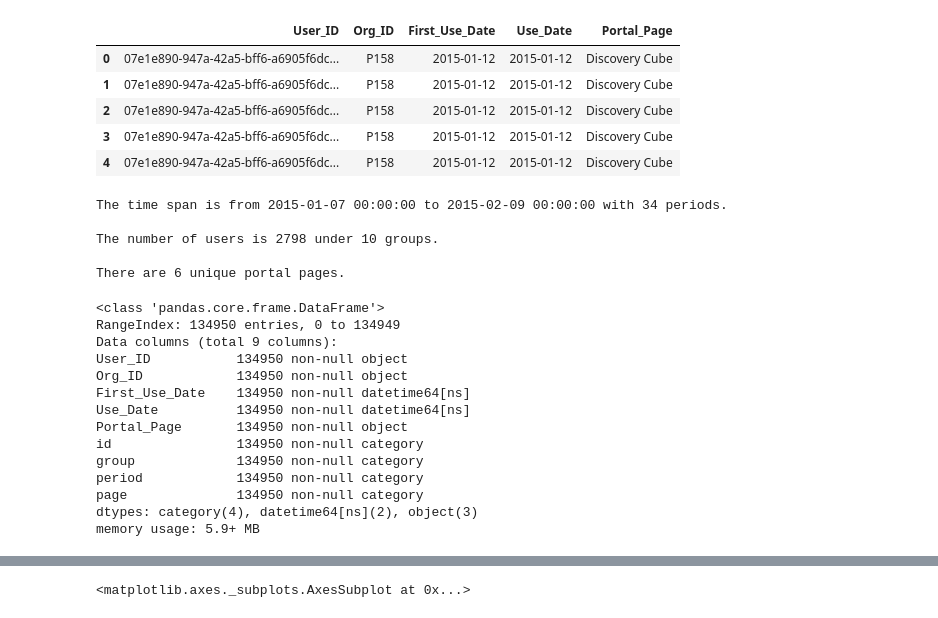
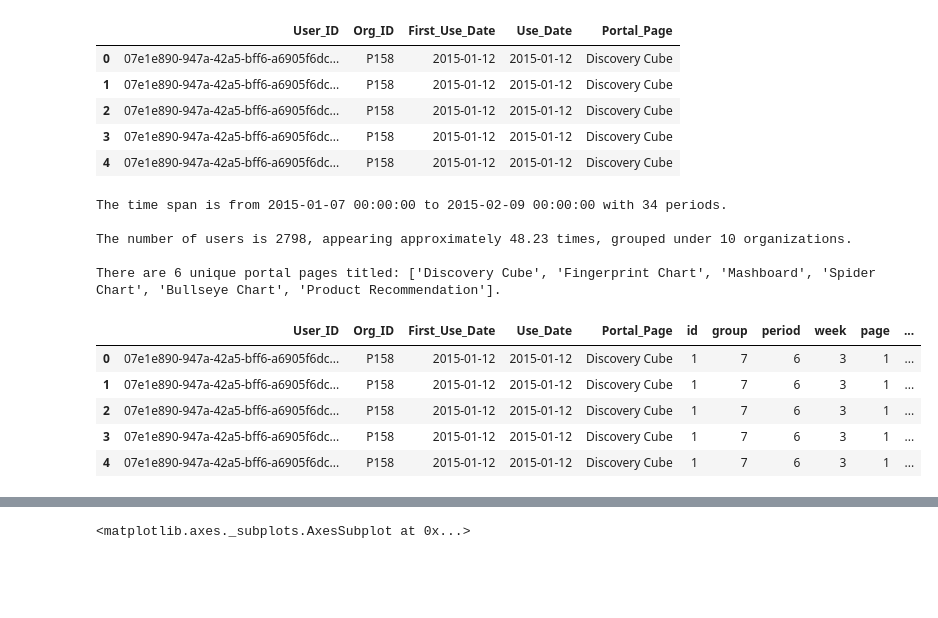
Before and after one commit to ChristopherDaigle/ConvexOptimizationWithPython, a Jupyter notebook: NotesAndTutorials/r4.ipynb, the cells around one changed output, grey strips where cells are left out. Cells and saved outputs as stored; diff of their text form; code cells hidden in the pictures; blank space fills up the shorter version.

```diff
--- a/NotesAndTutorials/r4.ipynb
+++ b/NotesAndTutorials/r4.ipynb
@@ -61,6 +59,6 @@ from sklearn.externals import joblib
 # %%
 # Importing
-df = pd.read_excel('/Users/daiglechris/Git/ConvexOptimizationWithPython/Data/DSx.xlsx', sheet_name = 'Data')
+df = pd.read_excel('/Users/mbair/Git/ConvexOptimizationWithPython/Data/DSx.xlsx', sheet_name = 'Data')
 df.head(5)
 # %% [output]
 |  | User_ID | Org_ID | First_Use_Date | Use_Date | Portal_Page |
@@ -78,37 +76,41 @@ print('The time span is from {} to {} with {} periods.'.format(minDate, maxDate,
 print()
 n = df['User_ID'].nunique()
 g = df['Org_ID'].nunique()
-print('The number of users is {} under {} groups.'.format(n, g))
+avgN = df['User_ID'].value_counts().mean()
+print('The number of users is {}, appearing approximately {:,.2f} times, grouped under {} organizations.'.format(n, avgN, g))
 print()
 pPage = df['Portal_Page'].nunique()
-print('There are {} unique portal pages.'.format(pPage))
+print('There are {} unique portal pages titled: {}.'.format(pPage, list(df['Portal_Page'].unique())))
 # %% [output]
 The time span is from 2015-01-07 00:00:00 to 2015-02-09 00:00:00 with 34 periods.
 
-The number of users is 2798 under 10 groups.
+The number of users is 2798, appearing approximately 48.23 times, grouped under 10 organizations.
 
-There are 6 unique portal pages.
+There are 6 unique portal pages titled: ['Discovery Cube', 'Fingerprint Chart', 'Mashboard', 'Spider Chart', 'Bullseye Chart', 'Product Recommendation'].
 # %%
-# Add a column to deal with reasonable values for the User's ID
+# Add variables for manipulation
+
 df['id'] = pd.Categorical((pd.factorize(df['User_ID'])[0] + 1).astype(str))
 #df['group'] = pd.Categorical((pd.factorize(df['Org_ID'])[0] + 1).astype(str))
 df['group'] = df['Org_ID'].astype('category').cat.rename_categories(range(1, df['Org_ID'].nunique() + 1))
 #df['period'] = pd.Categorical((pd.factorize(df['Use_Date'])[0] + 1).astype(str))
 df['period'] = df['Use_Date'].astype('category').cat.rename_categories(range(1, df['Use_Date'].nunique() + 1))
+df['week'] = df['Use_Date'].dt.week
 df['page'] = pd.Categorical((pd.factorize(df['Portal_Page'])[0] + 1).astype(str))
-df.info()
+
+df['totalOverall'] = df.groupby('id')['id'].transform('count')
+
+numDays = pd.DataFrame(df.groupby('id')['Use_Date'].nunique())
+numDays.columns = ['numDays']
+df = pd.merge(df, numDays, how = 'outer', on = 'id')
+
+df['avgOverall'] = df['totalOverall'] / df['numDays']
+
+df.head()
 # %% [output]
-<class 'pandas.core.frame.DataFrame'>
-RangeIndex: 134950 entries, 0 to 134949
-Data columns (total 9 columns):
-User_ID           134950 non-null object
-Org_ID            134950 non-null object
-First_Use_Date    134950 non-null datetime64[ns]
-Use_Date          134950 non-null datetime64[ns]
-Portal_Page       134950 non-null object
-id                134950 non-null category
-group             134950 non-null category
-period            134950 non-null category
-page              134950 non-null category
-dtypes: category(4), datetime64[ns](2), object(3)
-memory usage: 5.9+ MB
+|  | User_ID | Org_ID | First_Use_Date | Use_Date | Portal_Page | id | group | period | week | page | ... |
+| 0 | 07e1e890-947a-42a5-bff6-a6905f6dc... | P158 | 2015-01-12 | 2015-01-12 | Discovery Cube | 1 | 7 | 6 | 3 | 1 | ... |
+| 1 | 07e1e890-947a-42a5-bff6-a6905f6dc... | P158 | 2015-01-12 | 2015-01-12 | Discovery Cube | 1 | 7 | 6 | 3 | 1 | ... |
+| 2 | 07e1e890-947a-42a5-bff6-a6905f6dc... | P158 | 2015-01-12 | 2015-01-12 | Discovery Cube | 1 | 7 | 6 | 3 | 1 | ... |
+| 3 | 07e1e890-947a-42a5-bff6-a6905f6dc... | P158 | 2015-01-12 | 2015-01-12 | Discovery Cube | 1 | 7 | 6 | 3 | 1 | ... |
+| 4 | 07e1e890-947a-42a5-bff6-a6905f6dc... | P158 | 2015-01-12 | 2015-01-12 | Discovery Cube | 1 | 7 | 6 | 3 | 1 | ... |
```
Also changed, not shown: parts of 12 cells of this notebook, 4 other files.
